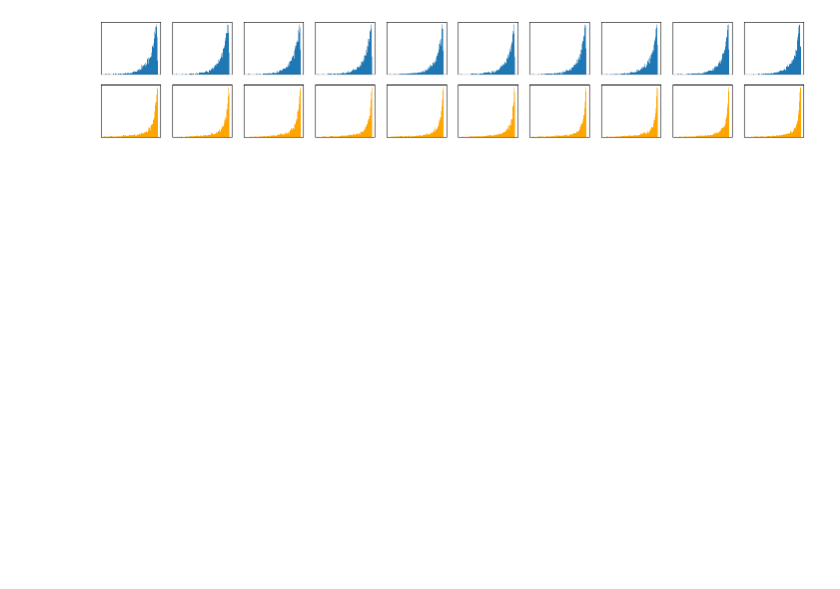
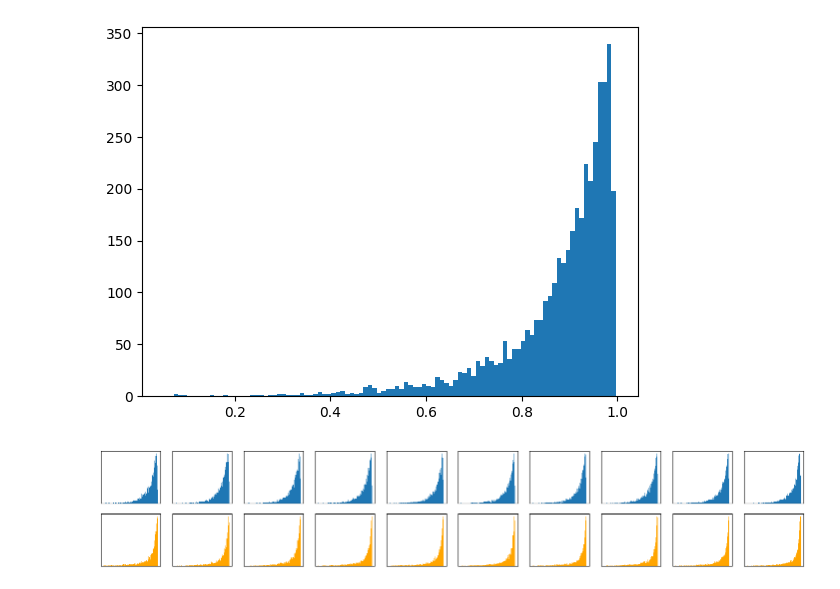
Before and after one commit to ljocha/rassp-public, a Jupyter notebook: validate-small.ipynb, the cells around one changed output. Cells and saved outputs as stored; diff of their text form; code cells hidden in the pictures; blank space fills up the shorter version.

```diff
--- a/validate-small.ipynb
+++ b/validate-small.ipynb
@@ -177,8 +183,10 @@ plt.show()
 # %%
-dp_best = dps[list(sorted(dps.keys()))[39]]
+dp_best = dps[list(sorted(dps.keys()))[42]]
 
 plt.hist(dp_best,bins=bins)
 plt.show()
+# %% [output]
+[figure, added]
 # %%
 def expf(x,a,b):
     return b*np.exp(a*x)
```
Also changed, not shown: parts of 7 cells of this notebook.
